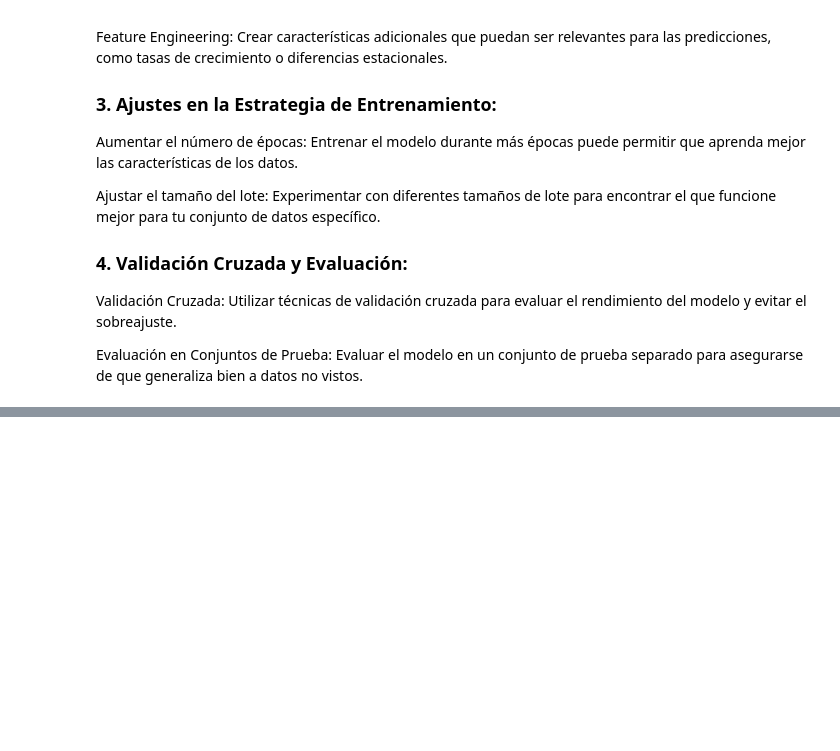
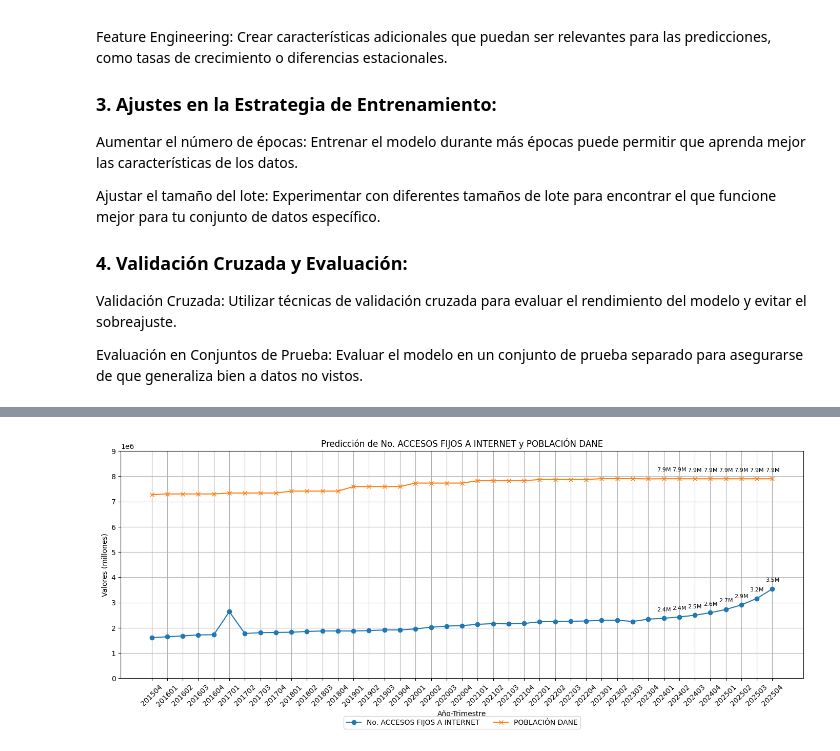
Before and after one commit to jvergara9208/TalentoTec_Jonathan, a Jupyter notebook: ProyectoTalentoTec.ipynb, the cells around one changed output, grey strips where cells are left out. Drawn from its saved outputs; the diff is of its cells as text; code cells hidden in the pictures; blank space fills up the shorter version.

```diff
--- a/ProyectoTalentoTec.ipynb
+++ b/ProyectoTalentoTec.ipynb
@@ -2085,0 +1936,35 @@ R² promedio: -33.4757
+# %%
+# Calcular el índice
+bogota_data_combined['INDICE(%)'] = (bogota_data_combined['No. ACCESOS FIJOS A INTERNET'] / bogota_data_combined['POBLACIÓN DANE']) * 100
+
+# Filtrar los datos desde el 202401 hasta el 202504
+df_filtered = bogota_data_combined[bogota_data_combined['AÑO_TRIMESTRE'].between('202401', '202504')]
+
+# Graficar las predicciones combinadas de accesos fijos a internet y población DANE
+plt.figure(figsize=(14, 6))
+
+# Graficar el número de accesos fijos a internet
+plt.plot(bogota_data_combined['AÑO_TRIMESTRE'], bogota_data_combined['No. ACCESOS FIJOS A INTERNET'], label='No. ACCESOS FIJOS A INTERNET', marker='o')
+
+# Graficar la población DANE
+plt.plot(bogota_data_combined['AÑO_TRIMESTRE'], bogota_data_combined['POBLACIÓN DANE'], label='POBLACIÓN DANE', marker='x')
+
+# Agregar anotaciones de millones en cada punto predicho de accesos desde 202401 hasta 202504
+for i, txt in enumerate(df_filtered['No. ACCESOS FIJOS A INTERNET']):
+    plt.annotate(f'{txt/1e6:.1f}M', (df_filtered['AÑO_TRIMESTRE'].values[i], txt), textcoords="offset points", xytext=(0,10), ha='center', fontsize=8)
+
+# Agregar anotaciones de millones en cada punto predicho de población desde 202401 hasta 202504
+for i, txt in enumerate(df_filtered['POBLACIÓN DANE']):
+    plt.annotate(f'{txt/1e6:.1f}M', (df_filtered['AÑO_TRIMESTRE'].values[i], txt), textcoords="offset points", xytext=(0,10), ha='center', fontsize=8)
+
+plt.title('Predicción de No. ACCESOS FIJOS A INTERNET y POBLACIÓN DANE')
+plt.xlabel('Año-Trimestre')
+plt.ylabel('Valores (millones)')
+plt.ylim(0, 9000000)  # Ajustar el eje Y para que llegue a 9 millones
+plt.legend(loc='upper center', bbox_to_anchor=(0.5, -0.15), ncol=2)  # Mover la leyenda debajo del gráfico
+plt.xticks(rotation=45)
+plt.grid(True)
+plt.tight_layout()
+plt.show()
+# %% [output]
+[figure, added]
```
Also changed, not shown: parts of 39 cells of this notebook, 2 other files.
